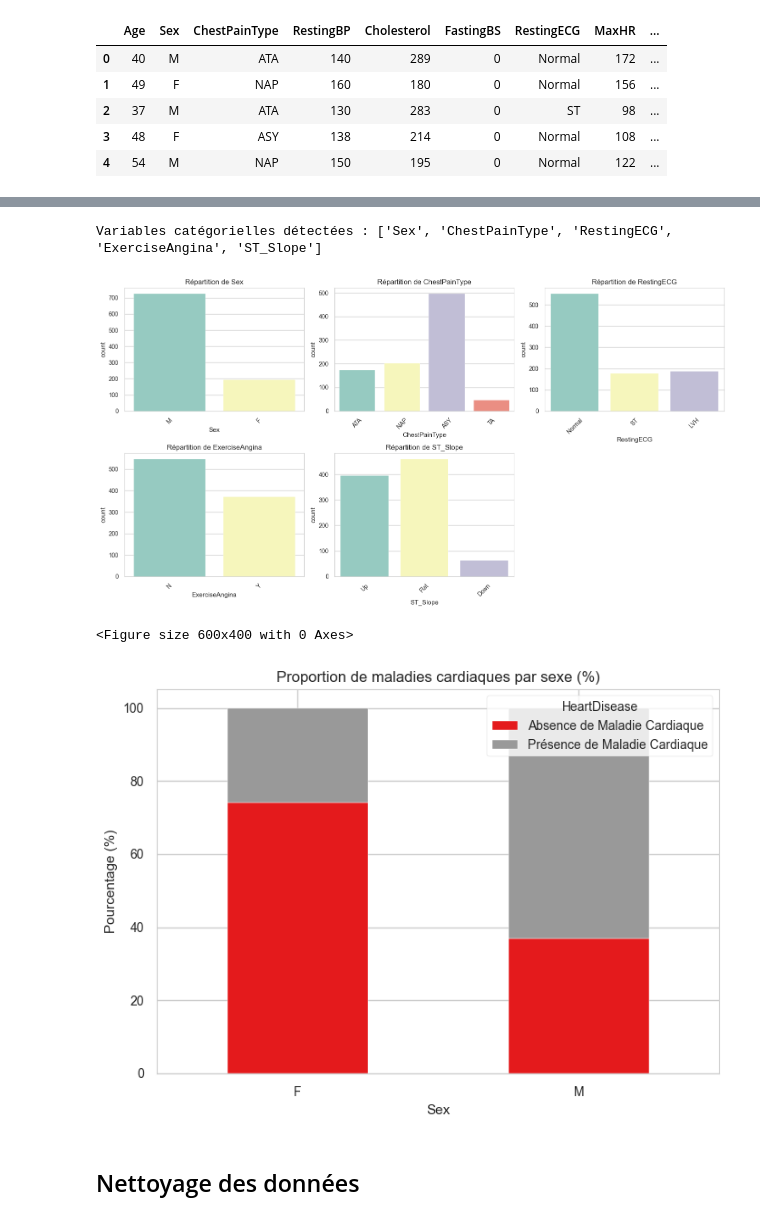
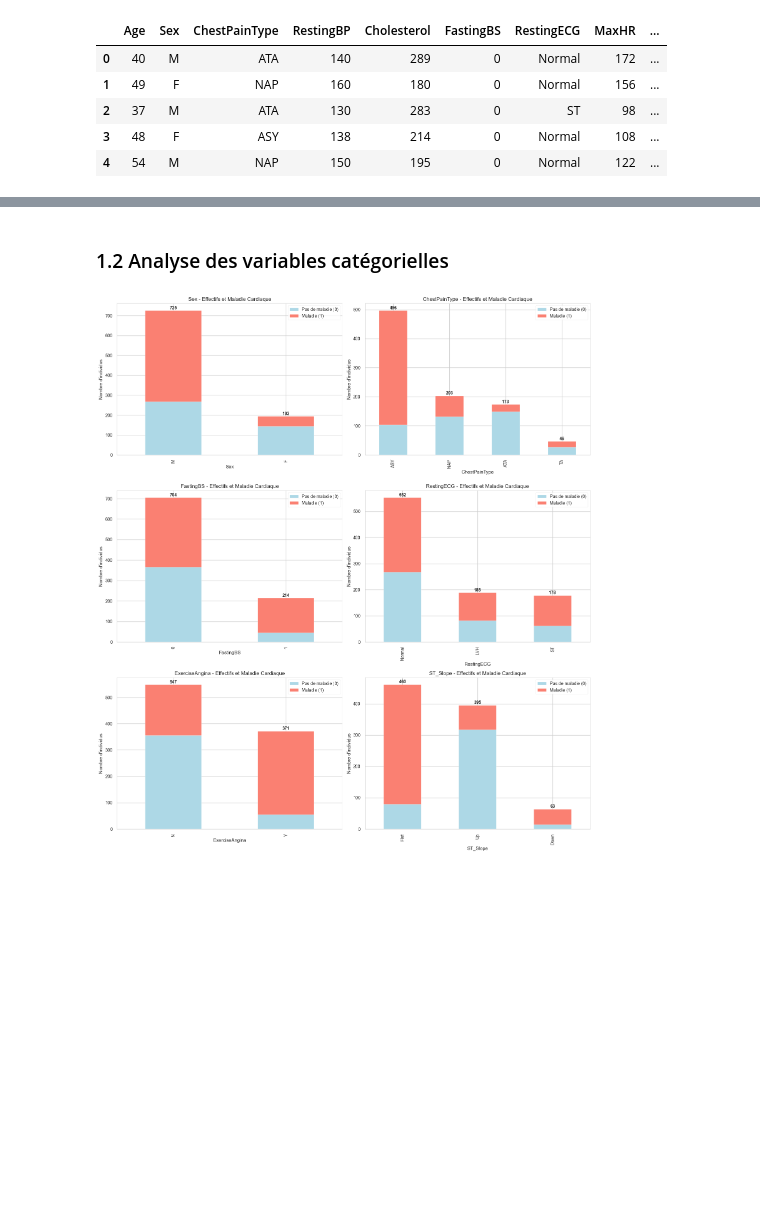
Before and after one commit to aymenemzz/scientificProject, a Jupyter notebook: DataCleaning.ipynb, the cells around one changed output, grey strips where cells are left out. Saved outputs shown, nothing was run; the diff lists cells and outputs as text; code cells hidden in the pictures; blank space fills up the shorter version.

Commit message:
amélioration modéle pour équité sexe, conclusion, visualisations, 3 modéles

```diff
--- a/DataCleaning.ipynb
+++ b/DataCleaning.ipynb
@@ -103,40 +159,41 @@ dtype: int64
+# %% [markdown]
+### 1.2 Analyse des variables catégorielles
 # %%
-# Subplots pour la distribution des variables catégorielles
-# Détection automatique des variables catégorielles
-cat_features = df.select_dtypes(include=['object']).columns.tolist()
-print(f"Variables catégorielles détectées : {cat_features}")
+cat_features = ['Sex', 'ChestPainType', 'FastingBS', 'RestingECG', 'ExerciseAngina', 'ST_Slope']
 
-fig, axes = plt.subplots(2, 3, figsize=(15, 8))
+# Initialisation de la figure
+fig, axes = plt.subplots(3, 2, figsize=(16, 18))
 axes = axes.flatten()
 
-for idx, feature in enumerate(cat_features):
-    sns.countplot(data=df, x=feature, hue=feature, palette='Set3', ax=axes[idx])
-    axes[idx].set_title(f"Répartition de {feature}")
-    axes[idx].tick_params(axis='x', rotation=45)
+# Parcours de chaque variable catégorielle
+for i, feature in enumerate(cat_features):
+    # Comptage des occurrences avec le statut de maladie
+    crosstab = pd.crosstab(df[feature], df['HeartDisease'])
 
-# Supprimer les subplots vides (si nombre impair)
-for i in range(len(cat_features), len(axes)):
-    fig.delaxes(axes[i])
+    # Vérification des colonnes pour éviter les erreurs
+    if 0 not in crosstab.columns:
+        crosstab[0] = 0
+    if 1 not in crosstab.columns:
+        crosstab[1] = 0
+
+    # Création d'une colonne "Total"
+    crosstab['Total'] = crosstab.sum(axis=1)
+
+    # Plot pondéré par le total
+    crosstab = crosstab.sort_values(by='Total', ascending=False)
+    crosstab[[0, 1]].plot(kind='bar', stacked=True, ax=axes[i], color=['lightblue', 'salmon'])
+
+    # Ajout des effectifs totaux sur chaque barre
+    for j, (index, row) in enumerate(crosstab.iterrows()):
+        axes[i].text(j, row['Total'] + 2, f"{int(row['Total'])}", ha='center', va='bottom', fontweight='bold')
+
+    # Titres et légendes
+    axes[i].set_title(f'{feature} - Effectifs et Maladie Cardiaque')
+    axes[i].set_xlabel(feature)
+    axes[i].set_ylabel('Nombre d\'individus')
+    axes[i].legend(['Pas de maladie (0)', 'Maladie (1)'])
 
 plt.tight_layout()
 plt.show()
 # %% [output]
-Variables catégorielles détectées : ['Sex', 'ChestPainType', 'RestingECG', 'ExerciseAngina', 'ST_Slope']
-[figure, old version]
+[figure, new version]
-# %%
-# Calcul des pourcentages de maladies cardiaques par sexe
-proportion_df = df.groupby('Sex')['HeartDisease'].value_counts(normalize=True).unstack() * 100
-
-# Visualisation
-plt.figure(figsize=(6, 4))
-proportion_df.plot(kind='bar', stacked=True, colormap='Set1')
-plt.title("Proportion de maladies cardiaques par sexe (%)")
-plt.ylabel("Pourcentage (%)")
-plt.xticks(rotation=0)
-plt.legend(["Absence de Maladie Cardiaque", "Présence de Maladie Cardiaque"], title="HeartDisease")
-plt.show()
-# %% [output]
-<Figure size 600x400 with 0 Axes>
-[figure, removed]
-# %% [markdown]
-## Nettoyage des données
```
Also changed, not shown: parts of 59 cells of this notebook, 2 other files.
